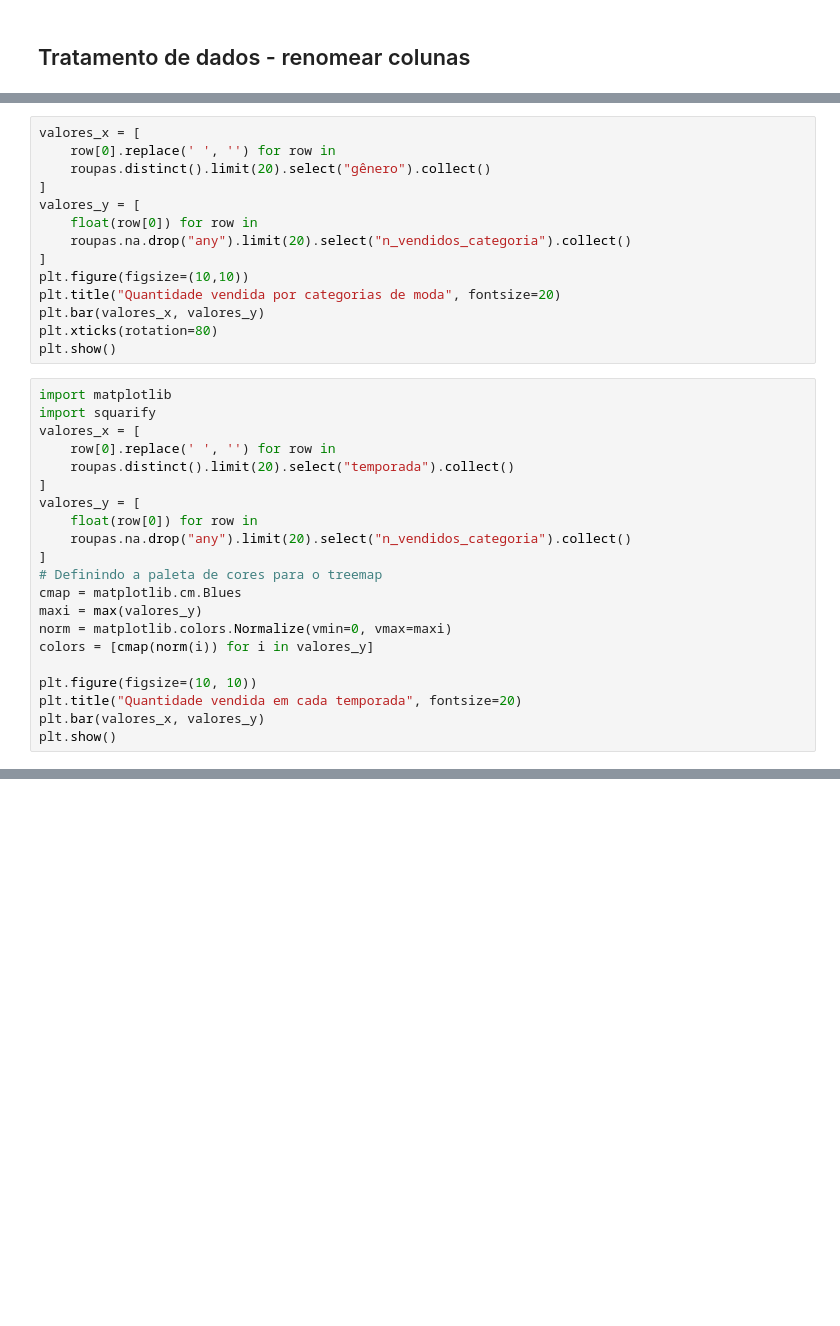
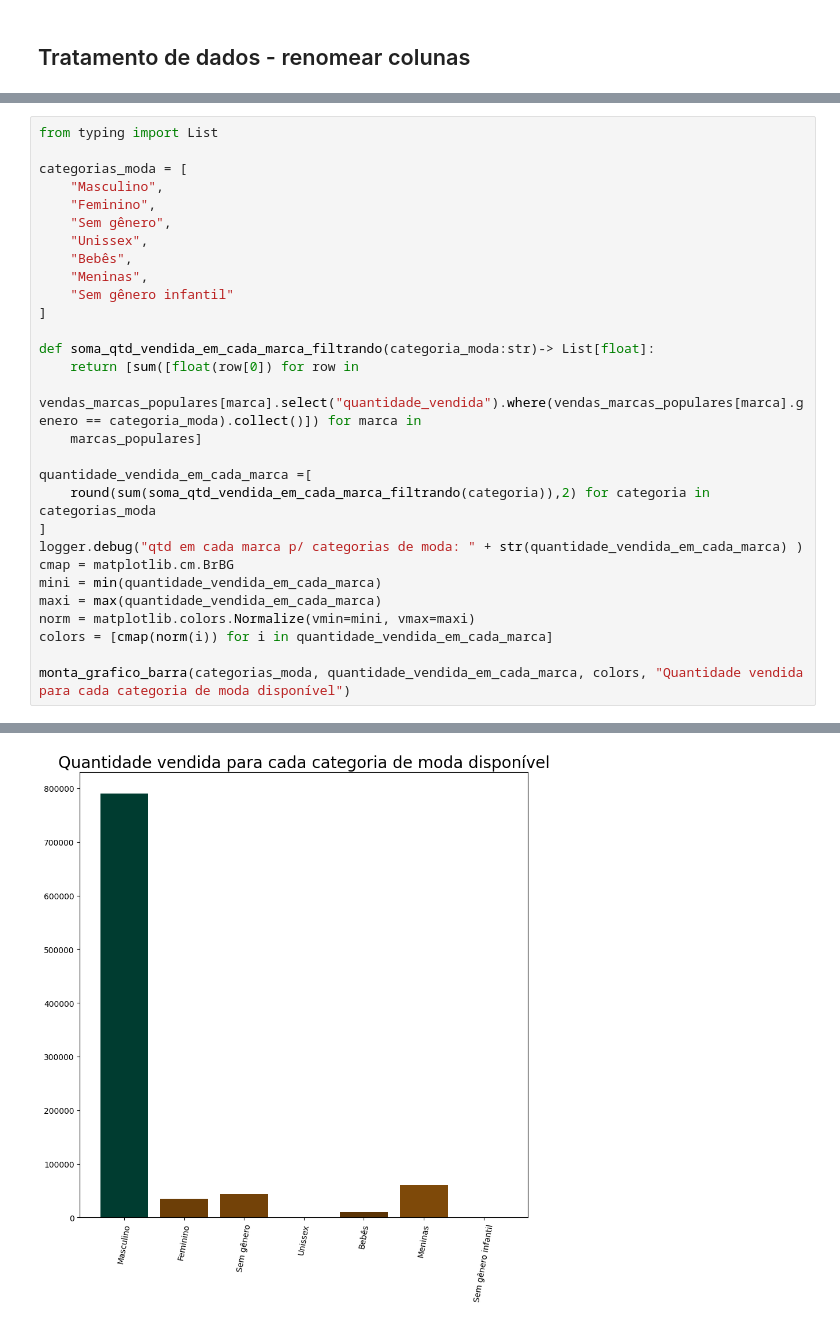
Before and after one commit to ThiagoKS-7/a3-analise-e-bigdata, a Jupyter notebook: a3-analise-dado.ipynb, the cells around one changed output, grey strips where cells are left out. Drawn from its saved outputs; the diff is of its cells as text; blank space fills up the shorter version.

```diff
--- a/a3-analise-dado.ipynb
+++ b/a3-analise-dado.ipynb
@@ -338,35 +339,30 @@ plt.tight_layout()
-# %%
-valores_x = [
-    row[0].replace(' ', '') for row in
-    roupas.distinct().limit(20).select("gênero").collect()
-]
-valores_y = [
-    float(row[0]) for row in
-    roupas.na.drop("any").limit(20).select("n_vendidos_categoria").collect()
-]
-plt.figure(figsize=(10,10))
-plt.title("Quantidade vendida por categorias de moda", fontsize=20)
-plt.bar(valores_x, valores_y)
-plt.xticks(rotation=80)
-plt.show()
-# %%
-import matplotlib
-import squarify
-valores_x = [
-    row[0].replace(' ', '') for row in
-    roupas.distinct().limit(20).select("temporada").collect()
-]
-valores_y = [
-    float(row[0]) for row in
-    roupas.na.drop("any").limit(20).select("n_vendidos_categoria").collect()
-]
-# Definindo a paleta de cores para o treemap
-cmap = matplotlib.cm.Blues
-maxi = max(valores_y)
-norm = matplotlib.colors.Normalize(vmin=0, vmax=maxi)
-colors = [cmap(norm(i)) for i in valores_y]
-
-plt.figure(figsize=(10, 10))
-plt.title("Quantidade vendida em cada temporada", fontsize=20)
-plt.bar(valores_x, valores_y)
-plt.show()
+# %%
+from typing import List
+
+categorias_moda = [
+    "Masculino",
+    "Feminino",
+    "Sem gênero",
+    "Unissex",
+    "Bebês",
+    "Meninas",
+    "Sem gênero infantil"
+]
+
+def soma_qtd_vendida_em_cada_marca_filtrando(categoria_moda:str)-> List[float]:
+    return [sum([float(row[0]) for row in
+    vendas_marcas_populares[marca].select("quantidade_vendida").where(vendas_marcas_populares[marca].genero == categoria_moda).collect()]) for marca in
+    marcas_populares]
+
+quantidade_vendida_em_cada_marca =[
+    round(sum(soma_qtd_vendida_em_cada_marca_filtrando(categoria)),2) for categoria in categorias_moda
+]
+logger.debug("qtd em cada marca p/ categorias de moda: " + str(quantidade_vendida_em_cada_marca) )
+cmap = matplotlib.cm.BrBG
+mini = min(quantidade_vendida_em_cada_marca)
+maxi = max(quantidade_vendida_em_cada_marca)
+norm = matplotlib.colors.Normalize(vmin=mini, vmax=maxi)
+colors = [cmap(norm(i)) for i in quantidade_vendida_em_cada_marca]
+
+monta_grafico_barra(categorias_moda, quantidade_vendida_em_cada_marca, colors, "Quantidade vendida para cada categoria de moda disponível")
+# %% [output]
@@ -372,0 +370 @@ plt.show()
+[figure, added]
```
Also changed, not shown: parts of 14 cells of this notebook.
